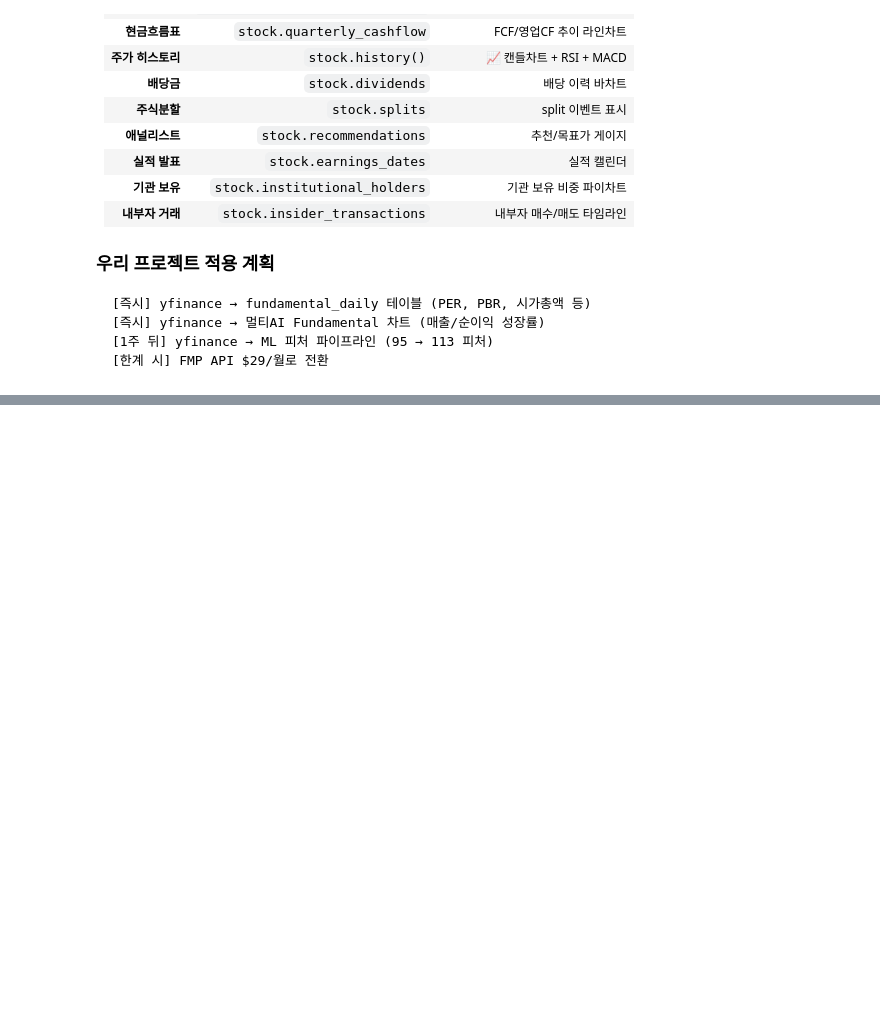
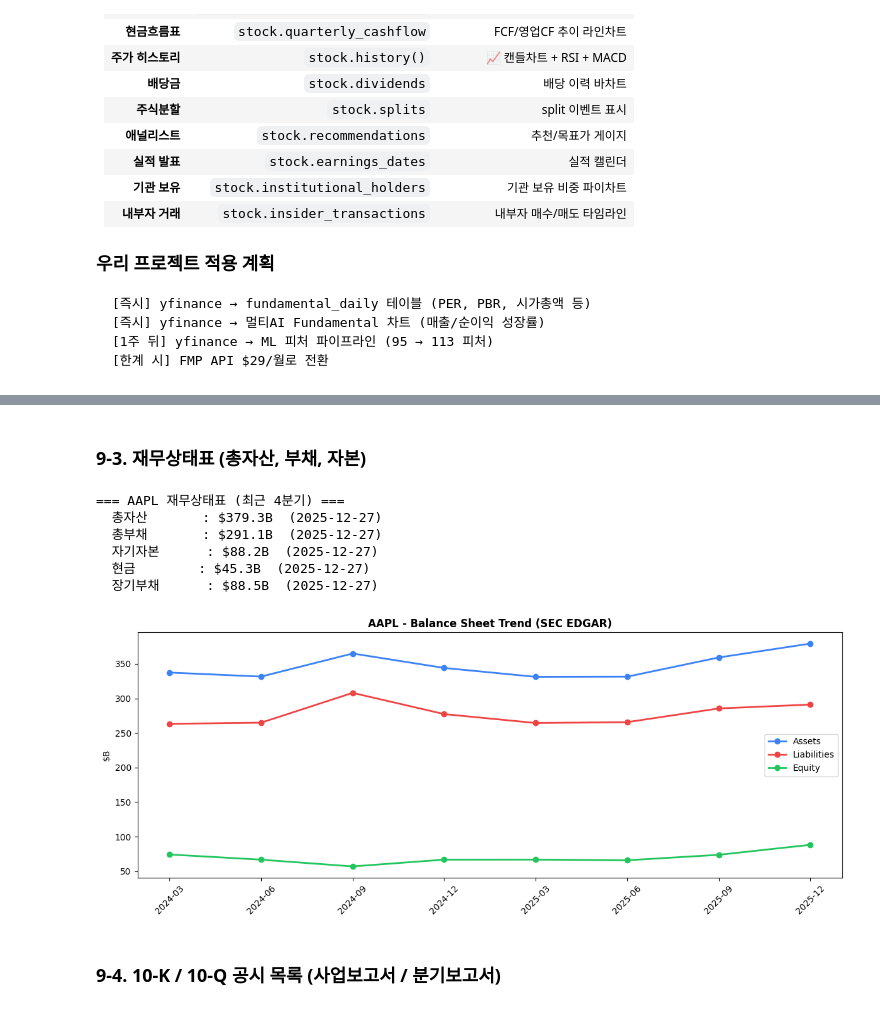
Before and after one commit to Wlsghdh/etf-trading-projects, a Jupyter notebook: scripts/test.ipynb, the cells around one changed output, grey strips where cells are left out. Cells and saved outputs as stored; diff of their text form; code cells hidden in the pictures; blank space fills up the shorter version.

```diff
--- a/scripts/test.ipynb
+++ b/scripts/test.ipynb
@@ -336,0 +516,46 @@ print(f"  추천: {info.get('recommendationKey', 'N/A')}")
+# %% [markdown]
+### 9-3. 재무상태표 (총자산, 부채, 자본)
+# %%
+# 재무상태표 주요 항목
+assets_df = extract_quarterly(us_gaap, 'Assets')
+liabilities_df = extract_quarterly(us_gaap, 'Liabilities')
+equity_df = extract_quarterly(us_gaap, 'StockholdersEquity')
+cash_df = extract_quarterly(us_gaap, 'CashAndCashEquivalentsAtCarryingValue')
+debt_df = extract_quarterly(us_gaap, 'LongTermDebt')
+
+print("=== AAPL 재무상태표 (최근 4분기) ===")
+for label, df in [("총자산", assets_df), ("총부채", liabilities_df),
+                   ("자기자본", equity_df), ("현금", cash_df), ("장기부채", debt_df)]:
+    if len(df) > 0:
+        latest = df.iloc[-1]
+        print(f"  {label:10s}: ${latest['val']/1e9:.1f}B  ({latest['end'].strftime('%Y-%m-%d')})")
+
+# 자산/부채/자본 추이 시각화
+fig, ax = plt.subplots(figsize=(12, 5))
+
+for label, df, color in [
+    ("Assets", assets_df, '#3b82f6'),
+    ("Liabilities", liabilities_df, '#ef4444'),
+    ("Equity", equity_df, '#22c55e'),
+]:
+    recent = df.tail(8)
+    if len(recent) > 0:
+        ax.plot([d.strftime('%Y-%m') for d in recent['end']],
+                recent['val'] / 1e9, marker='o', label=label, color=color, linewidth=2)
+
+ax.set_title('AAPL - Balance Sheet Trend (SEC EDGAR)', fontweight='bold')
+ax.set_ylabel('$B')
+ax.legend()
+ax.tick_params(axis='x', rotation=45)
+plt.tight_layout()
+plt.show()
+# %% [output]
+=== AAPL 재무상태표 (최근 4분기) ===
+  총자산       : $379.3B  (2025-12-27)
+  총부채       : $291.1B  (2025-12-27)
+  자기자본      : $88.2B  (2025-12-27)
+  현금        : $45.3B  (2025-12-27)
+  장기부채      : $88.5B  (2025-12-27)
+[figure, added]
+# %% [markdown]
+### 9-4. 10-K / 10-Q 공시 목록 (사업보고서 / 분기보고서)
```
Also changed, not shown: parts of 19 cells of this notebook, 4 other files.
